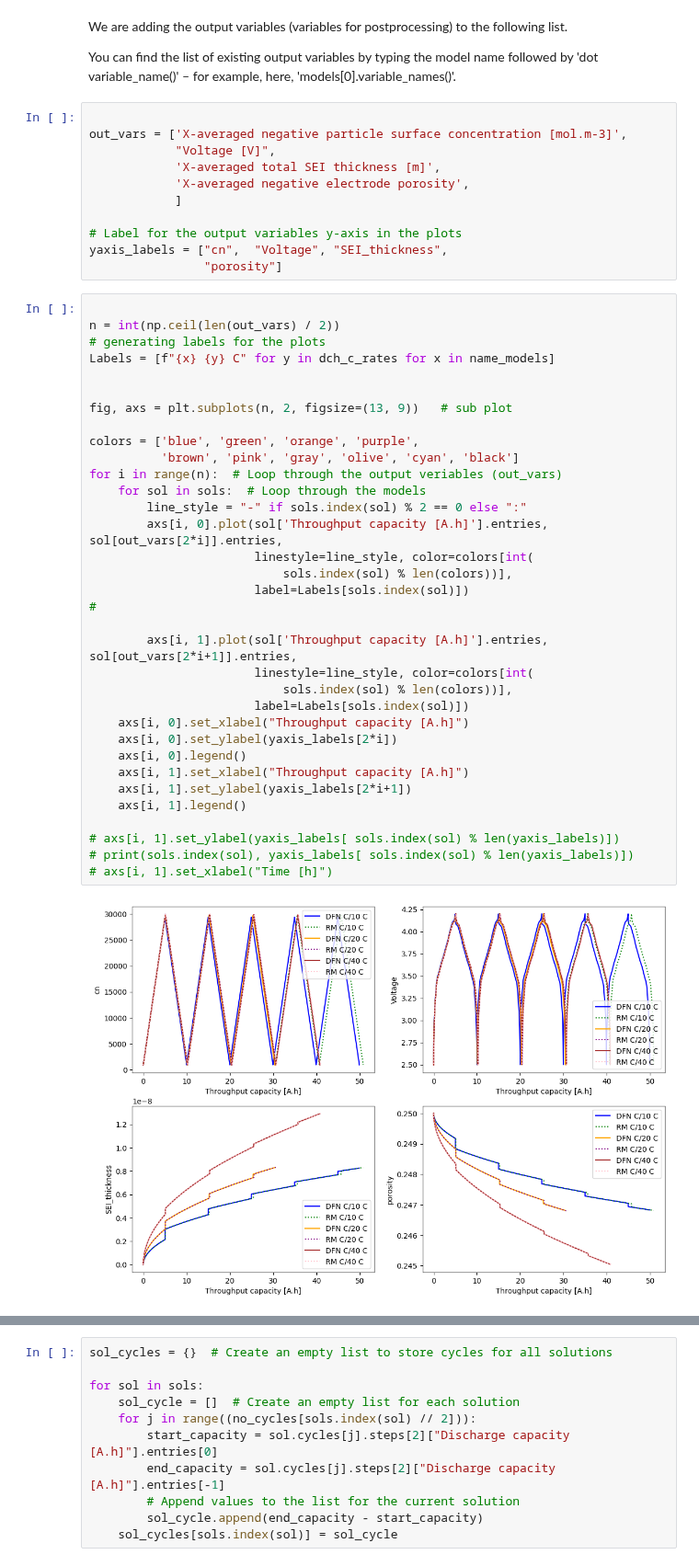
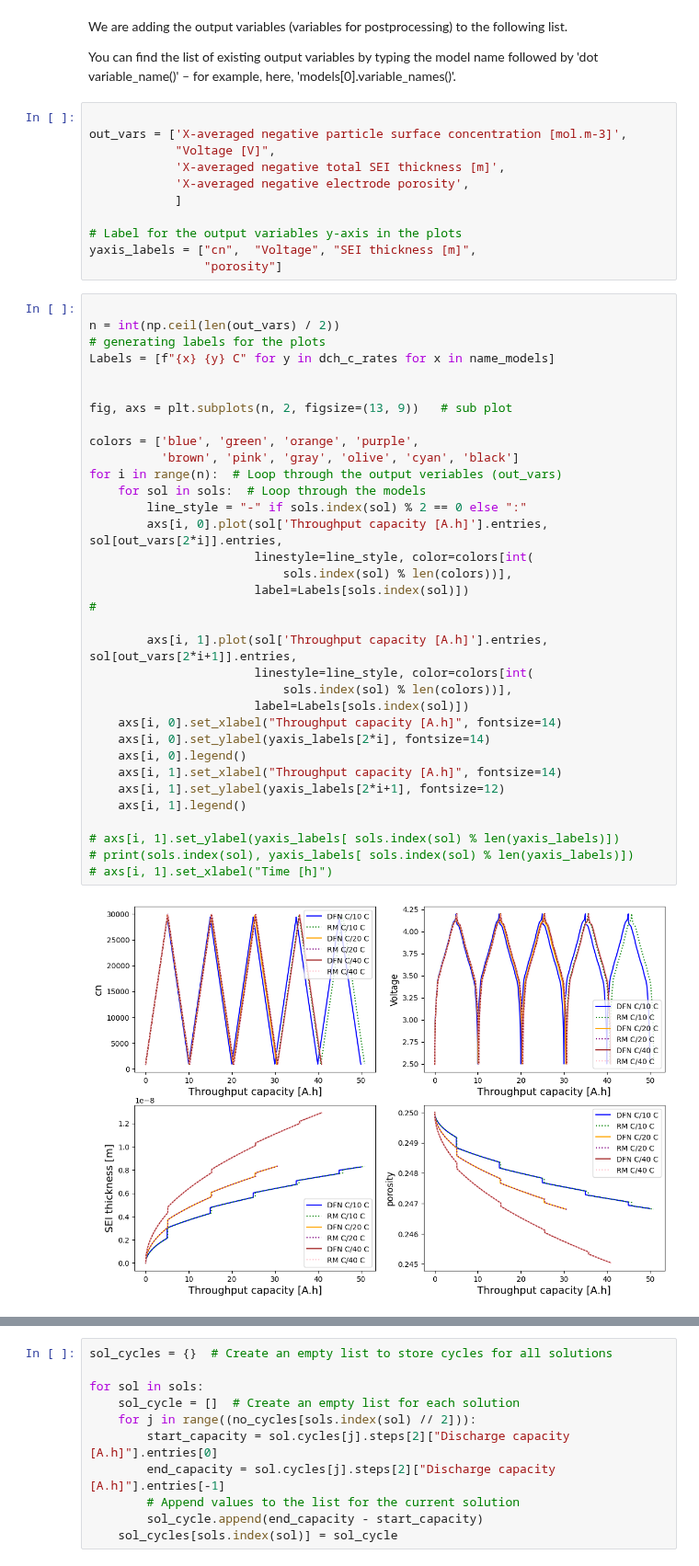
Before and after one commit to brosaplanella/formation, a Jupyter notebook: RM_vs_DFN.ipynb, the cells around one changed output, grey strips where cells are left out. Shown at 92% size. Saved outputs shown, nothing was run; the diff lists cells and outputs as text.

```diff
--- a/RM_vs_DFN.ipynb
+++ b/RM_vs_DFN.ipynb
@@ -78,49 +78,49 @@ You can find the list of existing output variables by typing the model name foll
 
 out_vars = ['X-averaged negative particle surface concentration [mol.m-3]',
             "Voltage [V]",
-            'X-averaged total SEI thickness [m]',
+            'X-averaged negative total SEI thickness [m]',
             'X-averaged negative electrode porosity',
             ]
 
 # Label for the output variables y-axis in the plots
-yaxis_labels = ["cn",  "Voltage", "SEI_thickness",
+yaxis_labels = ["cn",  "Voltage", "SEI thickness [m]",
                 "porosity"]
 # %%
 
 n = int(np.ceil(len(out_vars) / 2))
 # generating labels for the plots
 Labels = [f"{x} {y} C" for y in dch_c_rates for x in name_models]
 
 
 fig, axs = plt.subplots(n, 2, figsize=(13, 9))   # sub plot
 
 colors = ['blue', 'green', 'orange', 'purple',
           'brown', 'pink', 'gray', 'olive', 'cyan', 'black']
 for i in range(n):  # Loop through the output veriables (out_vars)
     for sol in sols:  # Loop through the models
         line_style = "-" if sols.index(sol) % 2 == 0 else ":"
         axs[i, 0].plot(sol['Throughput capacity [A.h]'].entries, sol[out_vars[2*i]].entries,
                        linestyle=line_style, color=colors[int(
                            sols.index(sol) % len(colors))],
                        label=Labels[sols.index(sol)])
 #
 
         axs[i, 1].plot(sol['Throughput capacity [A.h]'].entries, sol[out_vars[2*i+1]].entries,
                        linestyle=line_style, color=colors[int(
                            sols.index(sol) % len(colors))],
                        label=Labels[sols.index(sol)])
-    axs[i, 0].set_xlabel("Throughput capacity [A.h]")
-    axs[i, 0].set_ylabel(yaxis_labels[2*i])
+    axs[i, 0].set_xlabel("Throughput capacity [A.h]", fontsize=14)
+    axs[i, 0].set_ylabel(yaxis_labels[2*i], fontsize=14)
     axs[i, 0].legend()
-    axs[i, 1].set_xlabel("Throughput capacity [A.h]")
-    axs[i, 1].set_ylabel(yaxis_labels[2*i+1])
+    axs[i, 1].set_xlabel("Throughput capacity [A.h]", fontsize=14)
+    axs[i, 1].set_ylabel(yaxis_labels[2*i+1], fontsize=12)
     axs[i, 1].legend()
 
 # axs[i, 1].set_ylabel(yaxis_labels[ sols.index(sol) % len(yaxis_labels)])
 # print(sols.index(sol), yaxis_labels[ sols.index(sol) % len(yaxis_labels)])
 # axs[i, 1].set_xlabel("Time [h]")
 # %% [output]
-[figure, old version]
+[figure, new version]
 # %%
 # For printing the solve time for each model and compare them
 for sol in sols:
```
Also changed, not shown: parts of 1 cell of this notebook, 5 other files.
